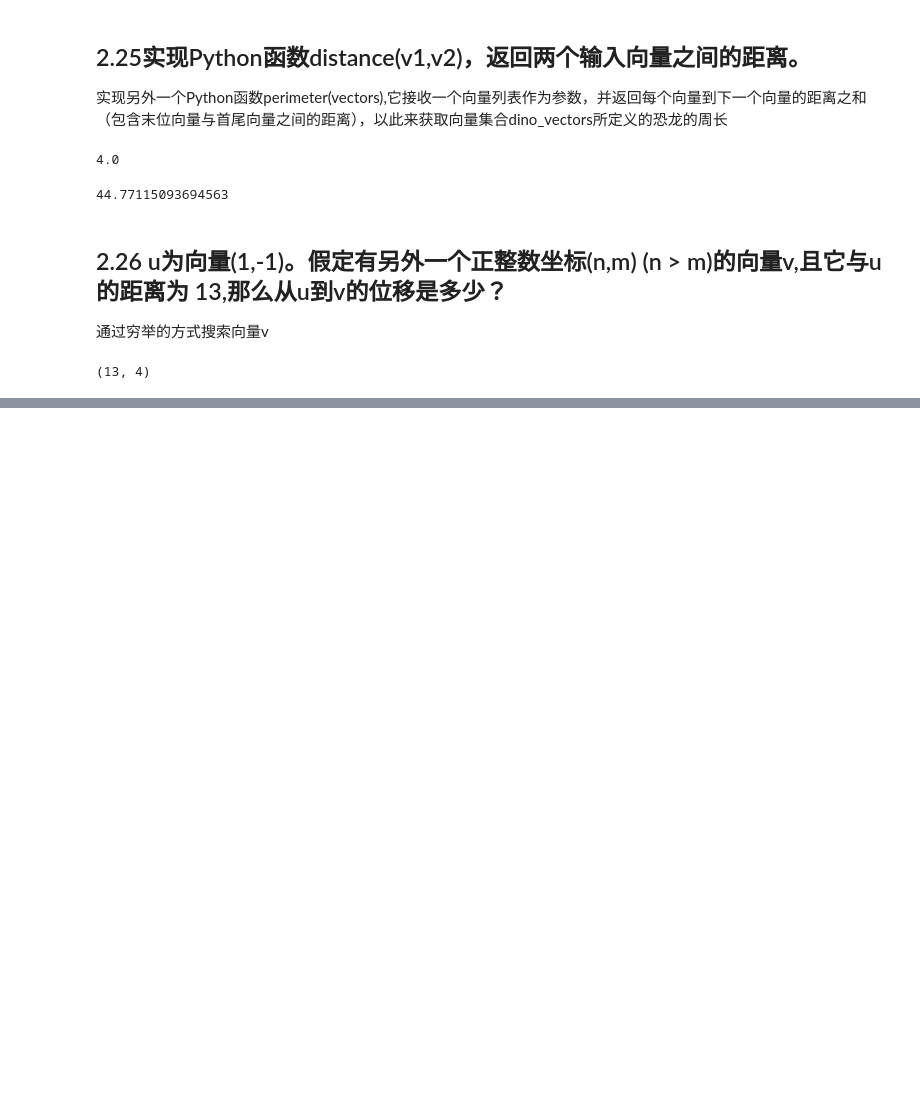
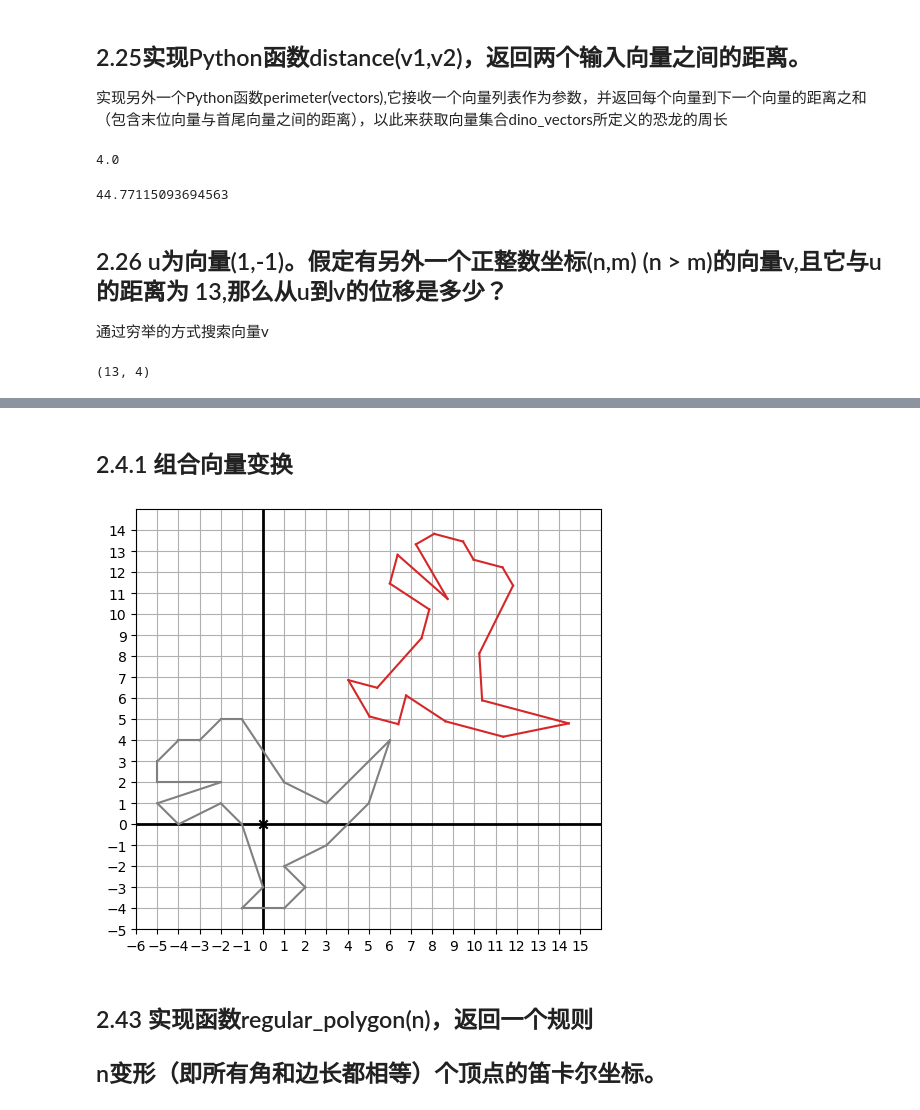
Before and after one commit to yuan-yuan-jia/programmer-s-math, a Jupyter notebook: projects/my_codes/Chapter 02/practice.ipynb, the cells around one changed output, grey strips where cells are left out. Cells and saved outputs as stored; diff of their text form; code cells hidden in the pictures; blank space fills up the shorter version.

```diff
--- a/projects/my_codes/Chapter 02/practice.ipynb
+++ b/projects/my_codes/Chapter 02/practice.ipynb
@@ -142,0 +178,13 @@ for n in range(-12,15):
+# %% [markdown]
+## 2.4.1 组合向量变换
+# %%
+new_dino = translate((8,8),rotate(5 * pi / 3,dino_vectors))
+draw(
+    Polygon(*dino_vectors,color=gray),
+    Polygon(*new_dino,color=red)
+)
+# %% [output]
+[figure, added]
+# %% [markdown]
+## 2.43 实现函数regular_polygon(n)，返回一个规则
+## n变形（即所有角和边长都相等）个顶点的笛卡尔坐标。
```
Also changed, not shown: parts of 11 cells of this notebook.
